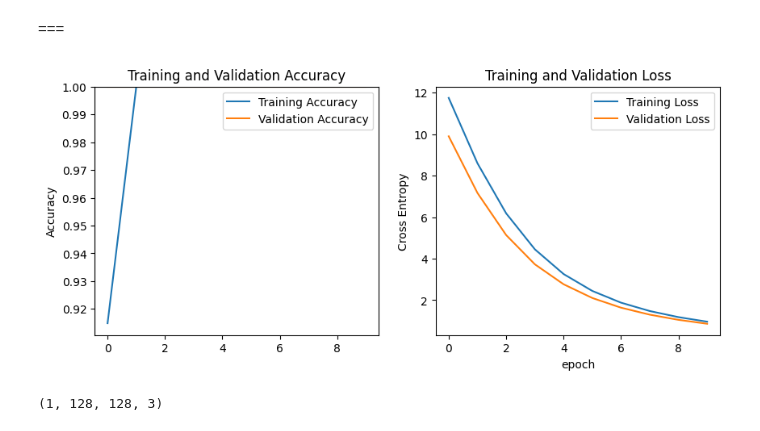
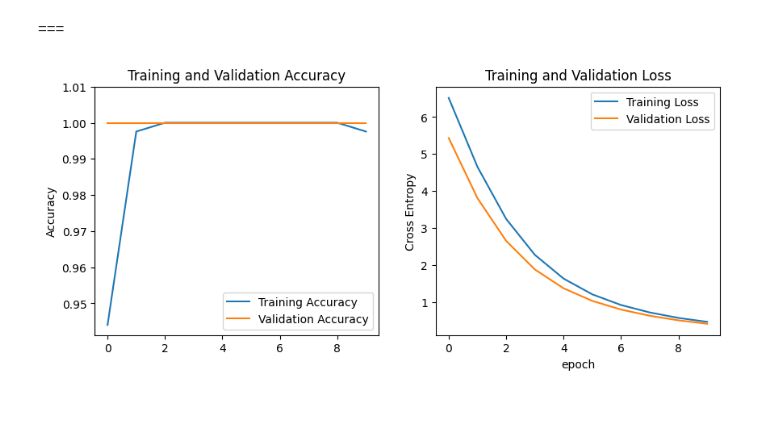
Before and after one commit to phenixMaster/UBC-tumor-classification, a Jupyter notebook: ubc-classification-keras.ipynb, the cells around one changed output. Cells and saved outputs as stored; diff of their text form; code cells hidden in the pictures.

Commit message:
Kaggle Notebook | UBC classification [Keras] | Version 26

```diff
--- a/ubc-classification-keras.ipynb
+++ b/ubc-classification-keras.ipynb
@@ -43,5 +37,5 @@ import os
 source = '/kaggle/input/UBC-OCEAN/train_thumbnails/'
 
 files_list = os.listdir(source)
-labels = train_csv["label"].unique().tolist()
+labels = sorted(train_csv["label"].unique().tolist())
 labels_list = train_csv["label"].tolist()
@@ -160,14 +197,21 @@ hub_layer = hub.KerasLayer("https://www.kaggle.com/models/google/mobilenet-v2/fr
     trainable = False)
 # %%
 # add a global spatial average pooling layer
-inputs = keras.Input(shape=(128, 128, 3))
+inputs = keras.Input(shape=(None, None, 3))
 x = data_augmentation(inputs)
 x = hub_layer(inputs)
-x = Dense(512, activation='relu',kernel_regularizer = "l2")(x)
+#x = Dense(512, activation='relu',kernel_regularizer = "l2")(x)
+#x = tf.keras.layers.Dropout(0.1)(x)
 x = Dense(256, activation='relu',kernel_regularizer = "l2")(x)
+x = tf.keras.layers.Dropout(0.1)(x)
 x = Dense(128, activation='relu',kernel_regularizer = "l2")(x)
+x = tf.keras.layers.Dropout(0.1)(x)
 x = Dense(64, activation='relu',kernel_regularizer = "l2")(x)
-x = tf.keras.layers.Dropout(0.5)(x)
+x = tf.keras.layers.Dropout(0.1)(x)
+x = Dense(32, activation='relu',kernel_regularizer = "l2")(x)
+x = tf.keras.layers.Dropout(0.1)(x)
+x = Dense(16, activation='relu',kernel_regularizer = "l2")(x)
+x = tf.keras.layers.Dropout(0.1)(x)
 # predictions layer
 predictions = Dense(5, activation='softmax')(x)
 # %%
@@ -233,29 +277,29 @@ Epoch 10/10
 # %%
 # plot training and validation metrics
 import matplotlib.pyplot as plt
 acc = history.history['Accuracy']
 val_acc = history.history['val_Accuracy']
 
 loss = history.history['loss']
 val_loss = history.history['val_loss']
 
 plt.figure(figsize=(10, 4))
 plt.subplot(1, 2, 1)
 plt.plot(acc, label='Training Accuracy')
 plt.plot(val_acc, label='Validation Accuracy')
-plt.legend(loc='upper right')
+plt.legend(loc='lower right')
 plt.ylabel('Accuracy')
-plt.ylim([min(plt.ylim()),1])
+plt.ylim([min(plt.ylim()),1.01])
 plt.title('Training and Validation Accuracy')
 
 plt.subplot(1, 2, 2)
 plt.plot(loss, label='Training Loss')
 plt.plot(val_loss, label='Validation Loss')
 plt.legend(loc='upper right')
 plt.ylabel('Cross Entropy')
 # plt.ylim([0,4])
 plt.title('Training and Validation Loss')
 plt.xlabel('epoch')
 plt.show()
 # %% [output]
-[figure, old version]
+[figure, new version]
@@ -267,6 +305,0 @@ test_image = tf.keras.utils.img_to_array(test_image0)
-# %%
-# read test image
-test_image = np.expand_dims(test_image,axis = 0)
-test_image.shape
-# %% [output]
-(1, 128, 128, 3)
```
Also changed, not shown: parts of 23 cells of this notebook.
